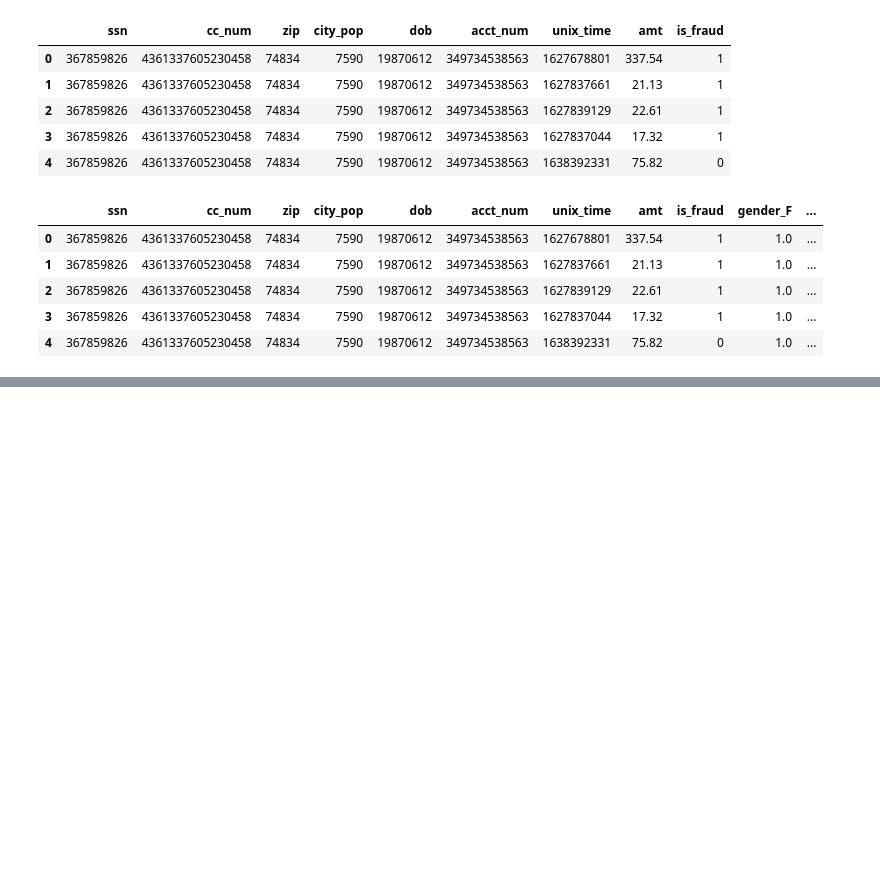
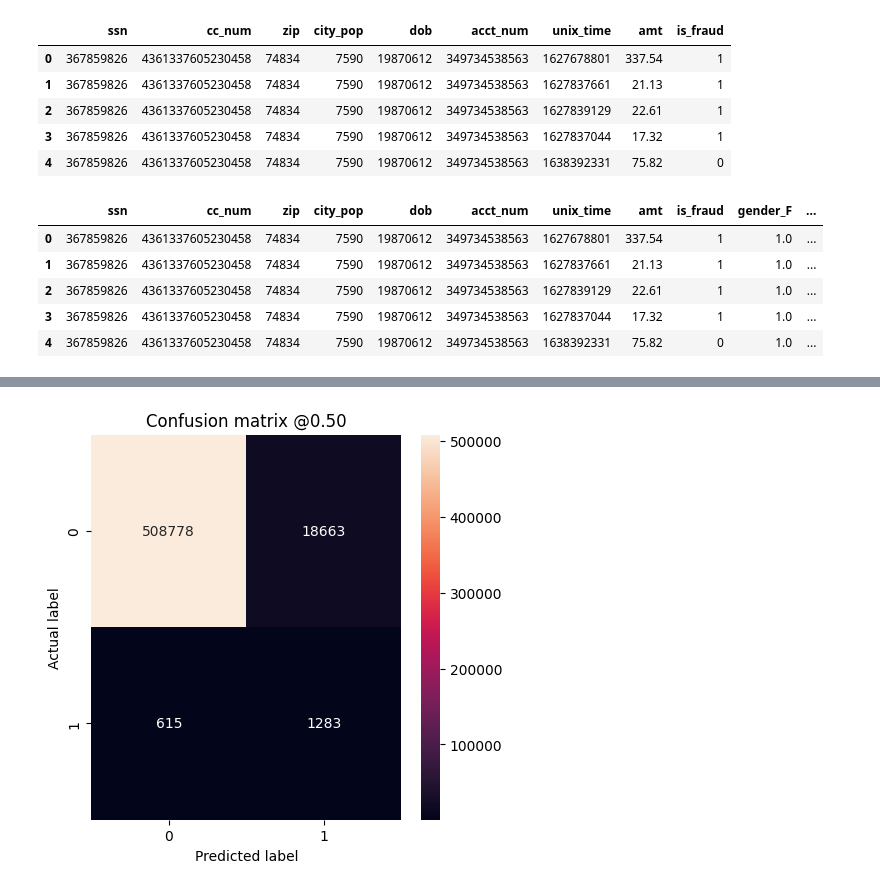
Before and after one commit to lro99/fraud_classification, a Jupyter notebook: Fraud.ipynb, the cells around one changed output, grey strips where cells are left out. Saved outputs shown, nothing was run; the diff lists cells and outputs as text; code cells hidden in the pictures; blank space fills up the shorter version.

```diff
--- a/Fraud.ipynb
+++ b/Fraud.ipynb
@@ -296,0 +483,8 @@ with open(file_path, "wb") as f:
+# %%
+def plot_cm(labels, predictions, threshold=0.5):
+  cm = confusion_matrix(labels, predictions > threshold)
+  plt.figure(figsize=(5,5))
+  sns.heatmap(cm, annot=True, fmt="d")
+  plt.title("Confusion matrix @{:.2f}".format(threshold))
+  plt.ylabel('Actual label')
+  plt.xlabel('Predicted label')
@@ -296,0 +493,3 @@ with open(file_path, "wb") as f:
+# %%
+train_predictions_weighted = weighted_model.predict(train_features, batch_size=BATCH_SIZE)
+test_predictions_weighted = weighted_model.predict(test_features, batch_size=BATCH_SIZE)
@@ -296,0 +499,9 @@ with open(file_path, "wb") as f:
+# %%
+weighted_results = weighted_model.evaluate(test_features, test_labels,
+                                           batch_size=BATCH_SIZE, verbose=0)
+for name, value in zip(weighted_model.metrics_names, weighted_results):
+  print(name, ': ', value)
+print()
+
+plot_cm(test_labels, test_predictions_weighted)
+# %% [output]
@@ -296,0 +510 @@ with open(file_path, "wb") as f:
+[figure, added]
```
Also changed, not shown: parts of 48 cells of this notebook.
